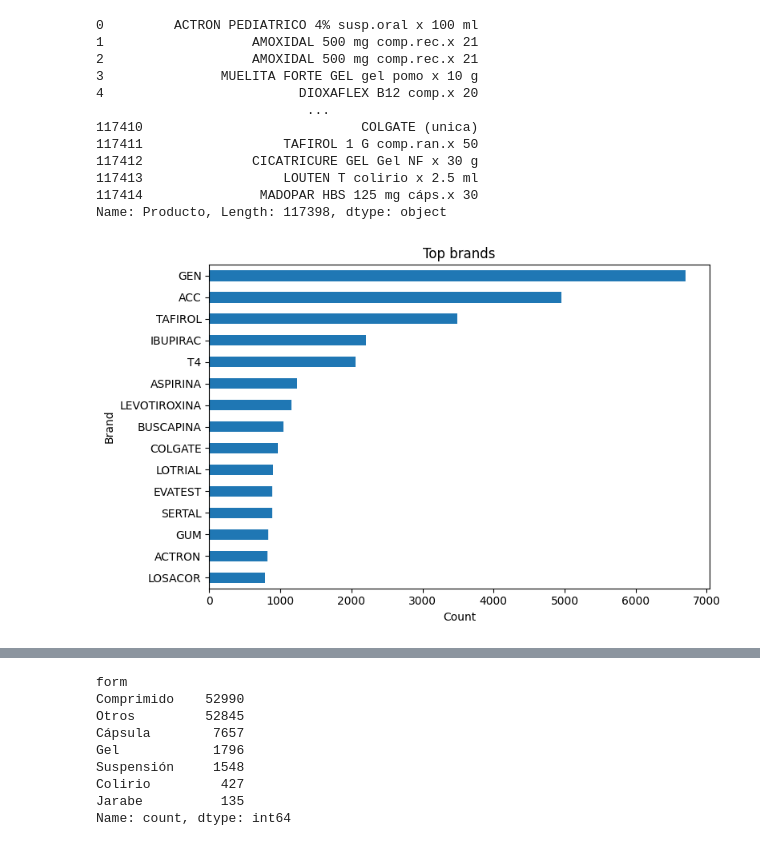
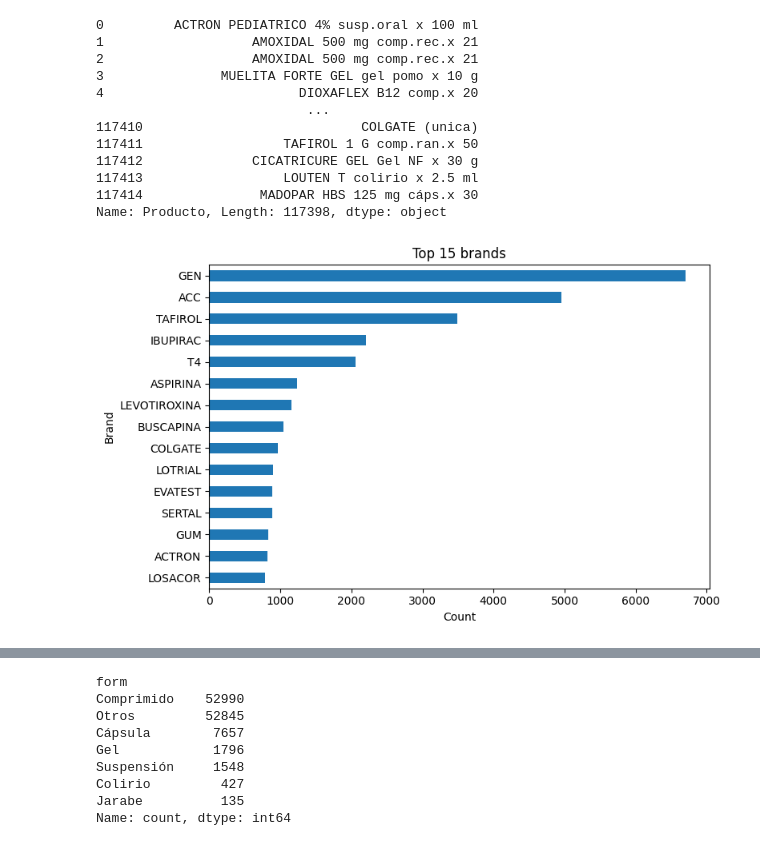
Before and after one commit to 4GeeksAcademy/sp-ml-20-final-project-g2, a Jupyter notebook: src/eda-ineta.ipynb, the cells around one changed output, grey strips where cells are left out. Saved outputs shown, nothing was run; the diff lists cells and outputs as text; code cells hidden in the pictures.

```diff
--- a/src/eda-ineta.ipynb
+++ b/src/eda-ineta.ipynb
@@ -380,7 +383,11 @@ categorical_variables
 117398 rows × 11 columns
 # %%
 columns_to_numeric = ['Precio', 'Sub_Total', 'Cobertura', 'Desc_Adic', 'Total_Cliente', 'IVA', 'Total_Gravado', 'Total_sin_Gravar']
-df[columns_to_numeric] = df[columns_to_numeric].apply(pd.to_numeric, errors='coerce')
+
+for col in columns_to_numeric:
+    df[col] = (df[col].astype(str)
+                      .str.replace(',', '.')
+                      .astype(float))
 # %%
 df.dtypes
 # %% [output]
@@ -469,12 +490,12 @@ df['brand'] = df['Producto'].str.split().str[0]
 # %%
 top_brands = df['brand'].value_counts().nlargest(15)
 
 plt.figure(figsize=(8, 5))
 top_brands.sort_values().plot(kind='barh')
-plt.title('Top brands')
+plt.title('Top 15 brands')
 plt.xlabel('Count')
 plt.ylabel('Brand')
 plt.tight_layout()
 plt.show()
 # %% [output]
-[figure, old version]
+[figure, new version]
```
Also changed, not shown: parts of 53 cells of this notebook.
